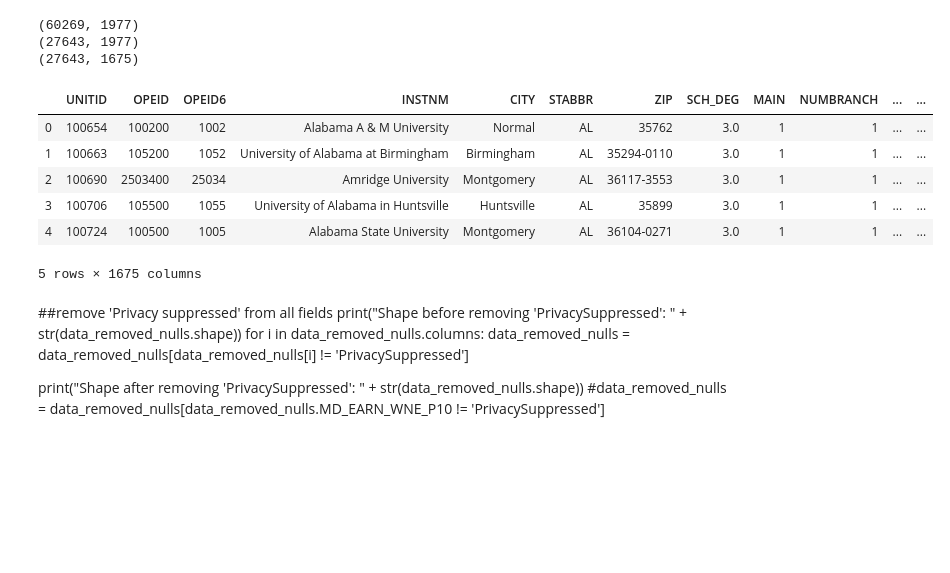
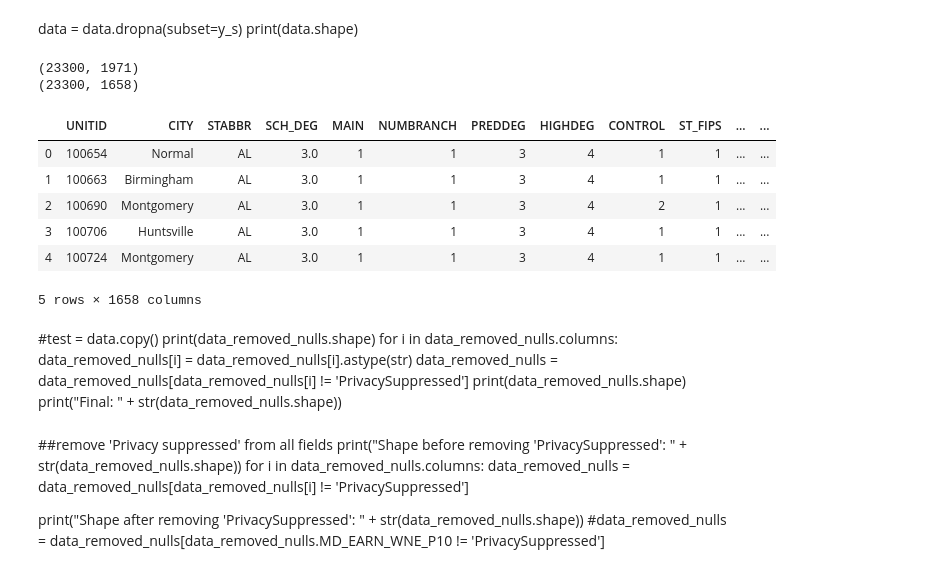
Before and after one commit to mattdintino/DS-5220-Project, a Jupyter notebook: initial_tests.ipynb, the cells around one changed output. Saved outputs shown, nothing was run; the diff lists cells and outputs as text; code cells hidden in the pictures; blank space fills up the shorter version.

Commit message:
null replacing

```diff
--- a/initial_tests.ipynb
+++ b/initial_tests.ipynb
@@ -38,10 +38,12 @@ df_17 = pd.read_csv("CollegeScorecard_Raw_Data/MERGED2017_18_PP.csv")
 frames = [
     #df_96, df_97, df_98, df_99, df_00,
     #df_01, df_02, df_03, df_04, df_05,
-    #df_06, df_07, df_08, df_09,
-    df_10,
-    df_11, df_12, df_13, df_14, df_15,
-    df_16, df_17
+    #df_06,
+    #df_07, df_08, df_09, df_10,
+    #df_11,
+    df_12,
+    df_13, df_14,
+    #df_15, df_16, df_17
 ]
 data = pd.concat(frames)
 # %%
@@ -56,3 +58,6 @@ data.head()
 | 3 | 100706 | 105500 | 1055 | University of Alabama in Huntsville | Huntsville | AL | 35899 | NaN | NaN | NaN | ... |
 | 4 | 100724 | 100500 | 1005 | Alabama State University | Montgomery | AL | 36104-0271 | NaN | NaN | NaN | ... |
 5 rows × 1977 columns
+# %%
+data = data.replace('PrivacySuppressed', np.nan)
+print(data.shape)
@@ -59,31 +145,51 @@ data.head()
+# %% [markdown]
+data = data.dropna(subset=y_s)
+print(data.shape)
+# %%
+#irrelevant data
+cols_to_remove = [
+    'OPEID',
+    'OPEID6',
+    'ZIP',
+    'LATITUDE',
+    'LONGITUDE',
+    'INSTNM'
+]
+data = data.drop(columns=cols_to_remove)
 # %%
 ##Drop columns with earning nulls first
-data_removed_nulls = data.copy()
-print(data_removed_nulls.shape)
+#data_removed_nulls = data.copy()
+print(data.shape)
 
+data = data.dropna(axis='columns', how='all')
+print(data.shape)
 
 ##Drop rows with nulls for our Y column
-data_removed_nulls = data_removed_nulls.dropna(subset=['MD_EARN_WNE_P10'])
-print(data_removed_nulls.shape)
-
-data_removed_nulls = data_removed_nulls.dropna(axis='columns', how='all')
-print(data_removed_nulls.shape)
+#data_removed_nulls = data_removed_nulls.dropna(subset=['MD_EARN_WNE_P10'])
+#print(data_removed_nulls.shape)
 
 # may need to update to handle nulls better
-data_removed_nulls = data_removed_nulls.fillna(0)
+data = data.fillna(0)
 
-data_removed_nulls.head()
+data.head()
 # %% [output]
-(60269, 1977)
-(27643, 1977)
-(27643, 1675)
+(23300, 1971)
+(23300, 1658)
-|  | UNITID | OPEID | OPEID6 | INSTNM | CITY | STABBR | ZIP | SCH_DEG | MAIN | NUMBRANCH | ... | ... |
-| 0 | 100654 | 100200 | 1002 | Alabama A & M University | Normal | AL | 35762 | 3.0 | 1 | 1 | ... | ... |
-| 1 | 100663 | 105200 | 1052 | University of Alabama at Birmingham | Birmingham | AL | 35294-0110 | 3.0 | 1 | 1 | ... | ... |
-| 2 | 100690 | 2503400 | 25034 | Amridge University | Montgomery | AL | 36117-3553 | 3.0 | 1 | 1 | ... | ... |
-| 3 | 100706 | 105500 | 1055 | University of Alabama in Huntsville | Huntsville | AL | 35899 | 3.0 | 1 | 1 | ... | ... |
-| 4 | 100724 | 100500 | 1005 | Alabama State University | Montgomery | AL | 36104-0271 | 3.0 | 1 | 1 | ... | ... |
+|  | UNITID | CITY | STABBR | SCH_DEG | MAIN | NUMBRANCH | PREDDEG | HIGHDEG | CONTROL | ST_FIPS | ... | ... |
+| 0 | 100654 | Normal | AL | 3.0 | 1 | 1 | 3 | 4 | 1 | 1 | ... | ... |
+| 1 | 100663 | Birmingham | AL | 3.0 | 1 | 1 | 3 | 4 | 1 | 1 | ... | ... |
+| 2 | 100690 | Montgomery | AL | 3.0 | 1 | 1 | 3 | 4 | 2 | 1 | ... | ... |
+| 3 | 100706 | Huntsville | AL | 3.0 | 1 | 1 | 3 | 4 | 1 | 1 | ... | ... |
+| 4 | 100724 | Montgomery | AL | 3.0 | 1 | 1 | 3 | 4 | 1 | 1 | ... | ... |
-5 rows × 1675 columns
+5 rows × 1658 columns
+# %% [markdown]
+#test = data.copy()
+print(data_removed_nulls.shape)
+for i in data_removed_nulls.columns:
+    data_removed_nulls[i] = data_removed_nulls[i].astype(str)
+    data_removed_nulls = data_removed_nulls[data_removed_nulls[i] != 'PrivacySuppressed']
+    print(data_removed_nulls.shape)
+print("Final: " + str(data_removed_nulls.shape))
 # %% [markdown]
 ##remove 'Privacy suppressed' from all fields
 print("Shape before removing 'PrivacySuppressed': " + str(data_removed_nulls.shape))
```
Also changed, not shown: parts of 21 cells of this notebook.
